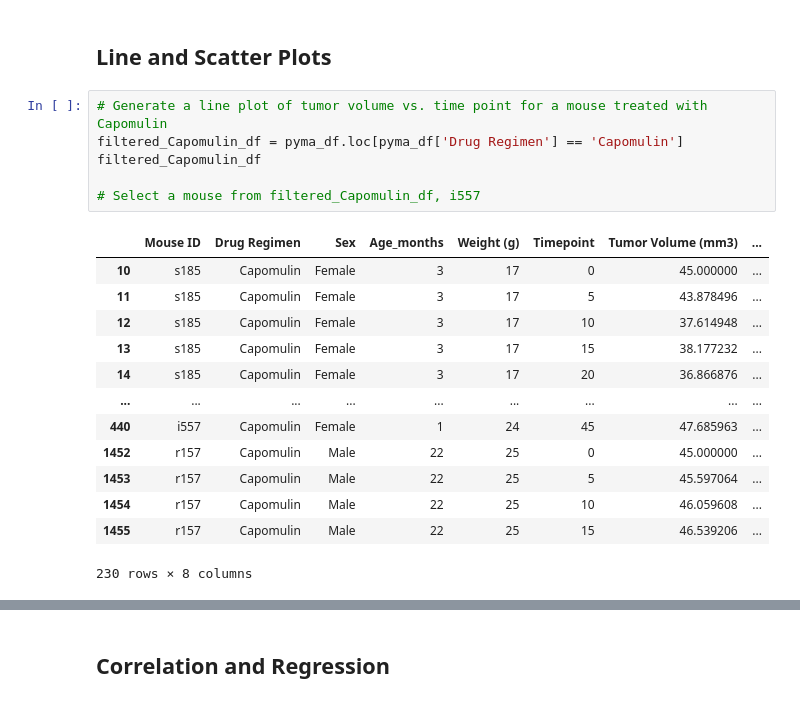
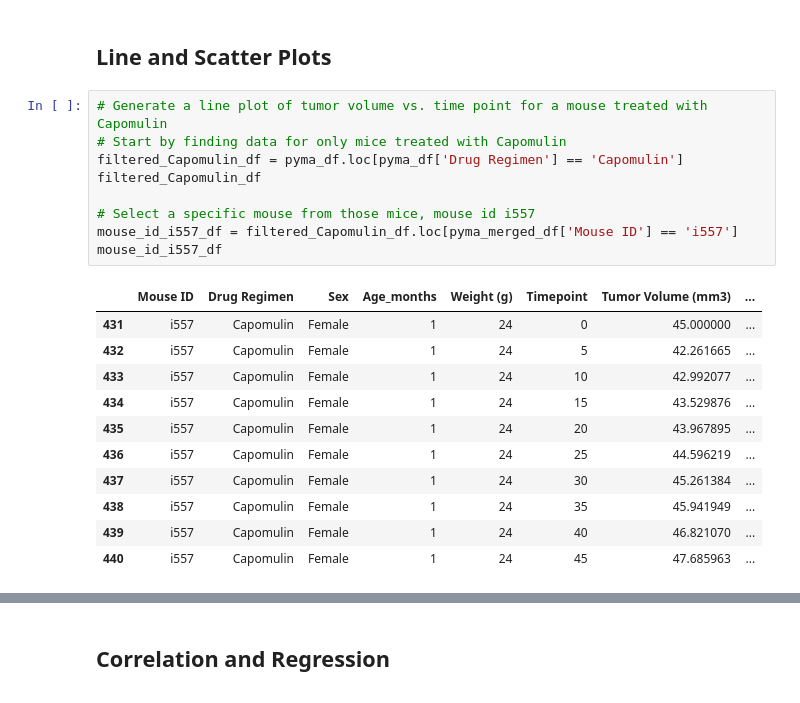
Before and after one commit to ic17rey/Matplotlib-challenge, a Jupyter notebook: Pymaceuticals/pymaceuticals.ipynb, the cells around one changed output, grey strips where cells are left out. Cells and saved outputs as stored; diff of their text form.

Commit message:
Track tumor volumn for a specific mouse of the study

```diff
--- a/Pymaceuticals/pymaceuticals.ipynb
+++ b/Pymaceuticals/pymaceuticals.ipynb
@@ -556,21 +542,22 @@ filtered_pyma_df
 ## Line and Scatter Plots
 # %%
 # Generate a line plot of tumor volume vs. time point for a mouse treated with Capomulin
+# Start by finding data for only mice treated with Capomulin
 filtered_Capomulin_df = pyma_df.loc[pyma_df['Drug Regimen'] == 'Capomulin']
 filtered_Capomulin_df
 
-# Select a mouse from filtered_Capomulin_df, i557
+# Select a specific mouse from those mice, mouse id i557
+mouse_id_i557_df = filtered_Capomulin_df.loc[pyma_merged_df['Mouse ID'] == 'i557']
+mouse_id_i557_df
 # %% [output]
 |  | Mouse ID | Drug Regimen | Sex | Age_months | Weight (g) | Timepoint | Tumor Volume (mm3) | ... |
-| 10 | s185 | Capomulin | Female | 3 | 17 | 0 | 45.000000 | ... |
-| 11 | s185 | Capomulin | Female | 3 | 17 | 5 | 43.878496 | ... |
-| 12 | s185 | Capomulin | Female | 3 | 17 | 10 | 37.614948 | ... |
-| 13 | s185 | Capomulin | Female | 3 | 17 | 15 | 38.177232 | ... |
-| 14 | s185 | Capomulin | Female | 3 | 17 | 20 | 36.866876 | ... |
-| ... | ... | ... | ... | ... | ... | ... | ... | ... |
+| 431 | i557 | Capomulin | Female | 1 | 24 | 0 | 45.000000 | ... |
+| 432 | i557 | Capomulin | Female | 1 | 24 | 5 | 42.261665 | ... |
+| 433 | i557 | Capomulin | Female | 1 | 24 | 10 | 42.992077 | ... |
+| 434 | i557 | Capomulin | Female | 1 | 24 | 15 | 43.529876 | ... |
+| 435 | i557 | Capomulin | Female | 1 | 24 | 20 | 43.967895 | ... |
+| 436 | i557 | Capomulin | Female | 1 | 24 | 25 | 44.596219 | ... |
+| 437 | i557 | Capomulin | Female | 1 | 24 | 30 | 45.261384 | ... |
+| 438 | i557 | Capomulin | Female | 1 | 24 | 35 | 45.941949 | ... |
+| 439 | i557 | Capomulin | Female | 1 | 24 | 40 | 46.821070 | ... |
 | 440 | i557 | Capomulin | Female | 1 | 24 | 45 | 47.685963 | ... |
-| 1452 | r157 | Capomulin | Male | 22 | 25 | 0 | 45.000000 | ... |
-| 1453 | r157 | Capomulin | Male | 22 | 25 | 5 | 45.597064 | ... |
-| 1454 | r157 | Capomulin | Male | 22 | 25 | 10 | 46.059608 | ... |
-| 1455 | r157 | Capomulin | Male | 22 | 25 | 15 | 46.539206 | ... |
-230 rows × 8 columns
```
Also changed, not shown: parts of 5 cells of this notebook.
